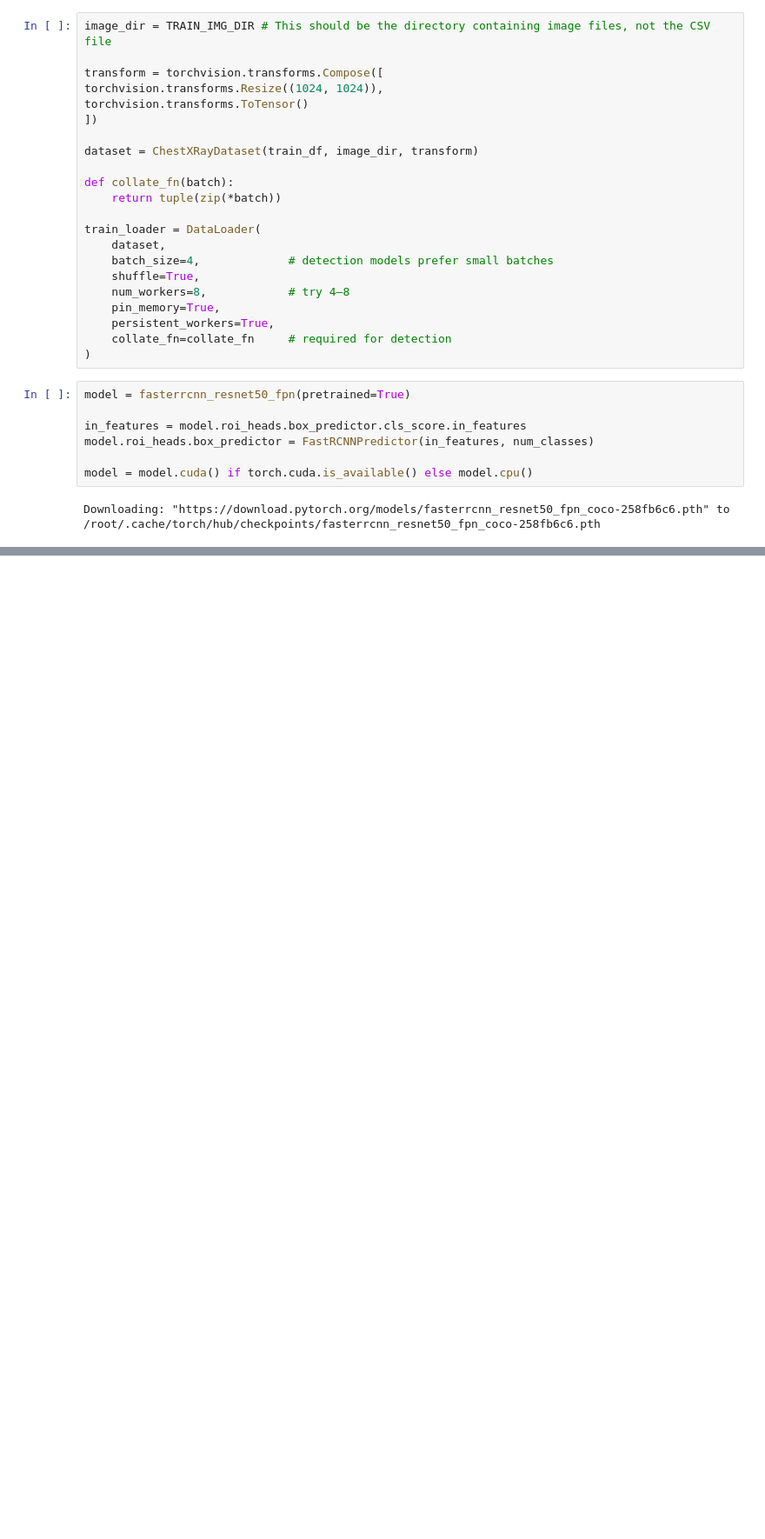
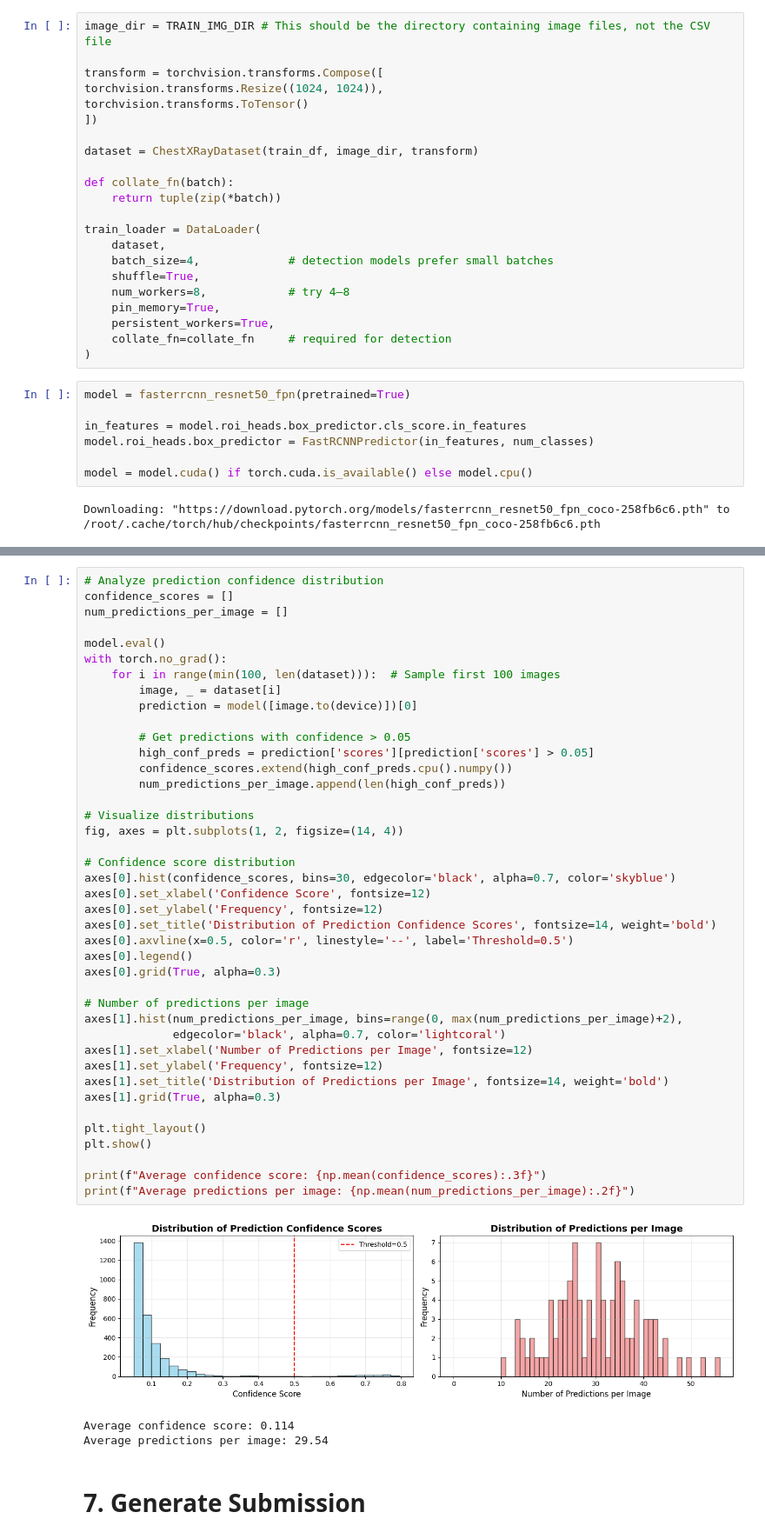
Before and after one commit to skan652/DLIA-Project-2025--Chest-X-ray-Detection-Challenge, a Jupyter notebook: DLIA.ipynb, the cells around one changed output, grey strips where cells are left out. Shown at 87% size. Cells and saved outputs as stored; diff of their text form; blank space fills up the shorter version.

```diff
--- a/DLIA.ipynb
+++ b/DLIA.ipynb
@@ -159,0 +307,47 @@ Epoch 2/2 | Loss: 43.0143
+# %%
+# Analyze prediction confidence distribution
+confidence_scores = []
+num_predictions_per_image = []
+
+model.eval()
+with torch.no_grad():
+    for i in range(min(100, len(dataset))):  # Sample first 100 images
+        image, _ = dataset[i]
+        prediction = model([image.to(device)])[0]
+
+        # Get predictions with confidence > 0.05
+        high_conf_preds = prediction['scores'][prediction['scores'] > 0.05]
+        confidence_scores.extend(high_conf_preds.cpu().numpy())
+        num_predictions_per_image.append(len(high_conf_preds))
+
+# Visualize distributions
+fig, axes = plt.subplots(1, 2, figsize=(14, 4))
+
+# Confidence score distribution
+axes[0].hist(confidence_scores, bins=30, edgecolor='black', alpha=0.7, color='skyblue')
+axes[0].set_xlabel('Confidence Score', fontsize=12)
+axes[0].set_ylabel('Frequency', fontsize=12)
+axes[0].set_title('Distribution of Prediction Confidence Scores', fontsize=14, weight='bold')
+axes[0].axvline(x=0.5, color='r', linestyle='--', label='Threshold=0.5')
+axes[0].legend()
+axes[0].grid(True, alpha=0.3)
+
+# Number of predictions per image
+axes[1].hist(num_predictions_per_image, bins=range(0, max(num_predictions_per_image)+2),
+             edgecolor='black', alpha=0.7, color='lightcoral')
+axes[1].set_xlabel('Number of Predictions per Image', fontsize=12)
+axes[1].set_ylabel('Frequency', fontsize=12)
+axes[1].set_title('Distribution of Predictions per Image', fontsize=14, weight='bold')
+axes[1].grid(True, alpha=0.3)
+
+plt.tight_layout()
+plt.show()
+
+print(f"Average confidence score: {np.mean(confidence_scores):.3f}")
+print(f"Average predictions per image: {np.mean(num_predictions_per_image):.2f}")
+# %% [output]
+[figure, added]
+Average confidence score: 0.114
+Average predictions per image: 29.54
+# %% [markdown]
+# 7. Generate Submission
```
Also changed, not shown: parts of 15 cells of this notebook.
